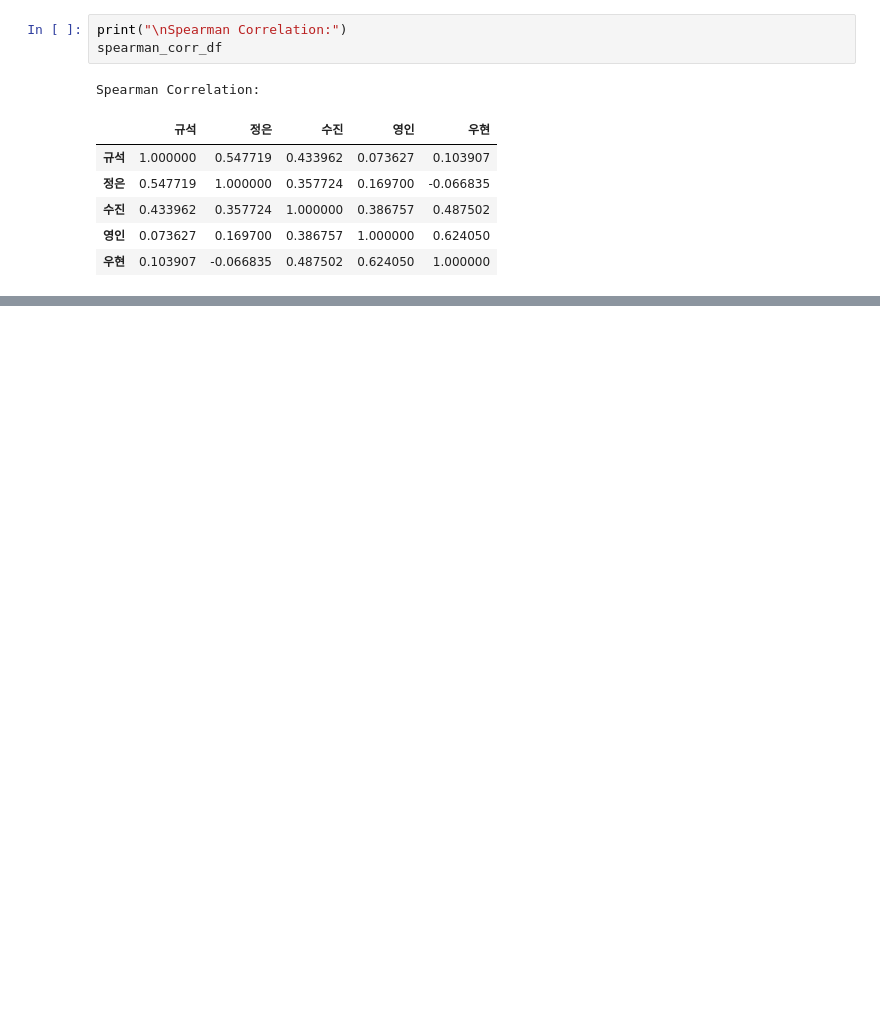
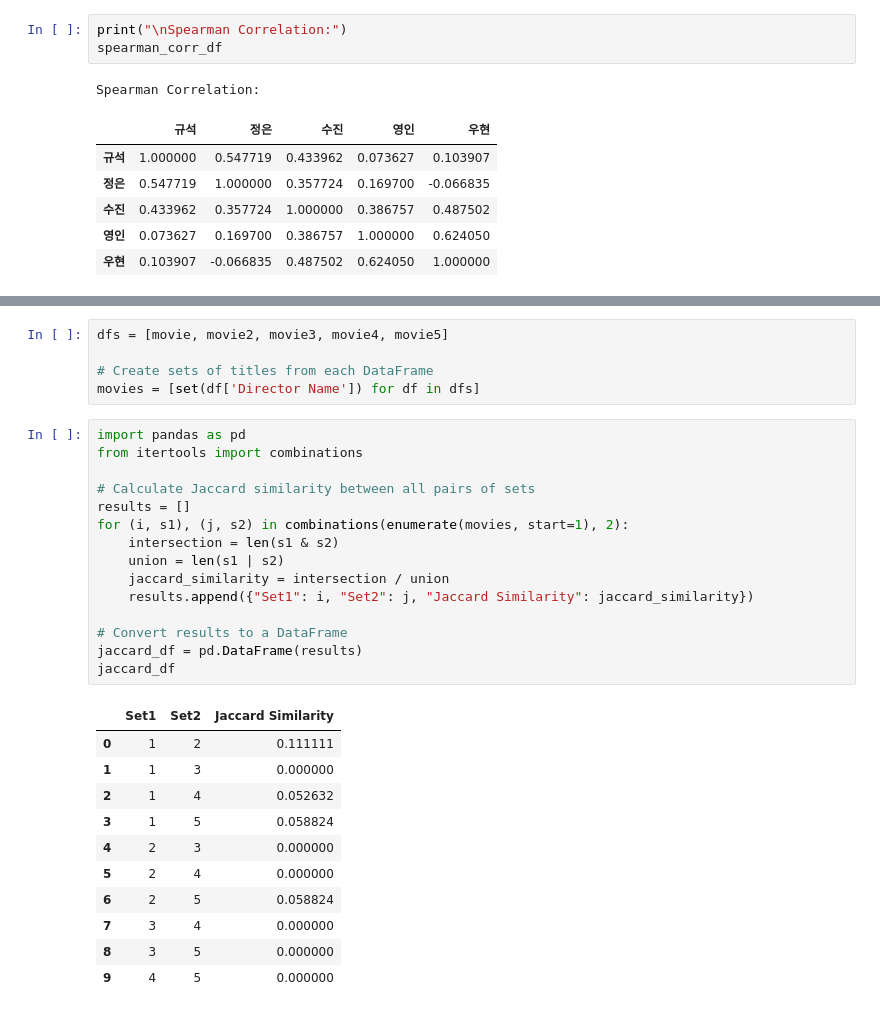
Before and after one commit to DE32-final-team3/mongodb, a Jupyter notebook: test.ipynb, the cells around one changed output, grey strips where cells are left out. Drawn from its saved outputs; the diff is of its cells as text; blank space fills up the shorter version.

```diff
--- a/test.ipynb
+++ b/test.ipynb
@@ -499,0 +568,32 @@ Spearman Correlation:
+# %%
+dfs = [movie, movie2, movie3, movie4, movie5]
+
+# Create sets of titles from each DataFrame
+movies = [set(df['Director Name']) for df in dfs]
+# %%
+import pandas as pd
+from itertools import combinations
+
+# Calculate Jaccard similarity between all pairs of sets
+results = []
+for (i, s1), (j, s2) in combinations(enumerate(movies, start=1), 2):
+    intersection = len(s1 & s2)
+    union = len(s1 | s2)
+    jaccard_similarity = intersection / union
+    results.append({"Set1": i, "Set2": j, "Jaccard Similarity": jaccard_similarity})
+
+# Convert results to a DataFrame
+jaccard_df = pd.DataFrame(results)
+jaccard_df
+# %% [output]
+|  | Set1 | Set2 | Jaccard Similarity |
+| 0 | 1 | 2 | 0.111111 |
+| 1 | 1 | 3 | 0.000000 |
+| 2 | 1 | 4 | 0.052632 |
+| 3 | 1 | 5 | 0.058824 |
+| 4 | 2 | 3 | 0.000000 |
+| 5 | 2 | 4 | 0.000000 |
+| 6 | 2 | 5 | 0.058824 |
+| 7 | 3 | 4 | 0.000000 |
+| 8 | 3 | 5 | 0.000000 |
+| 9 | 4 | 5 | 0.000000 |
```
Also changed, not shown: parts of 36 cells of this notebook.
